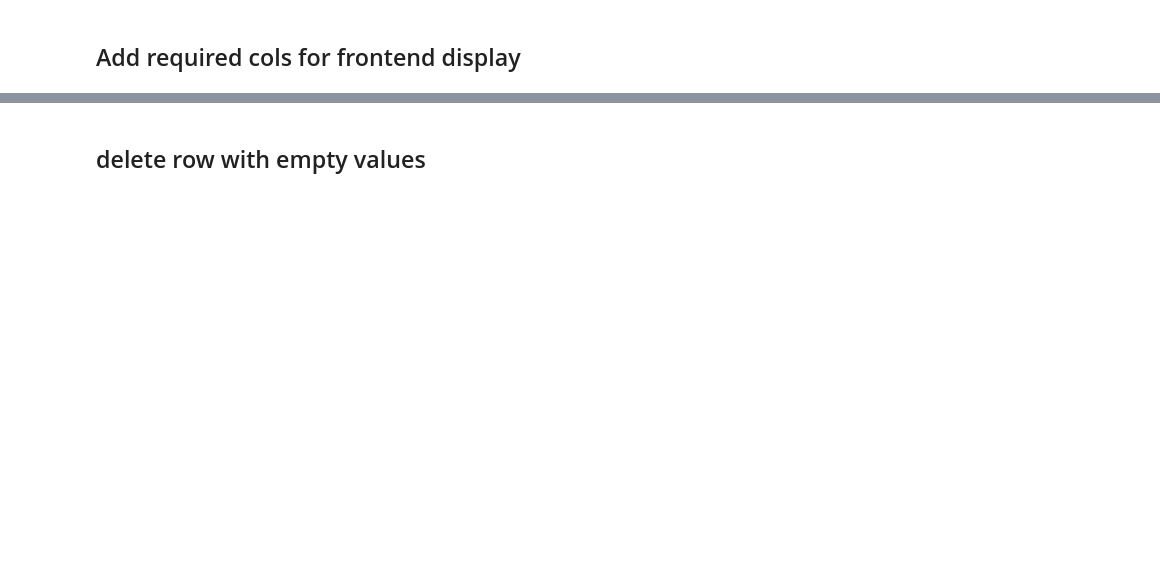
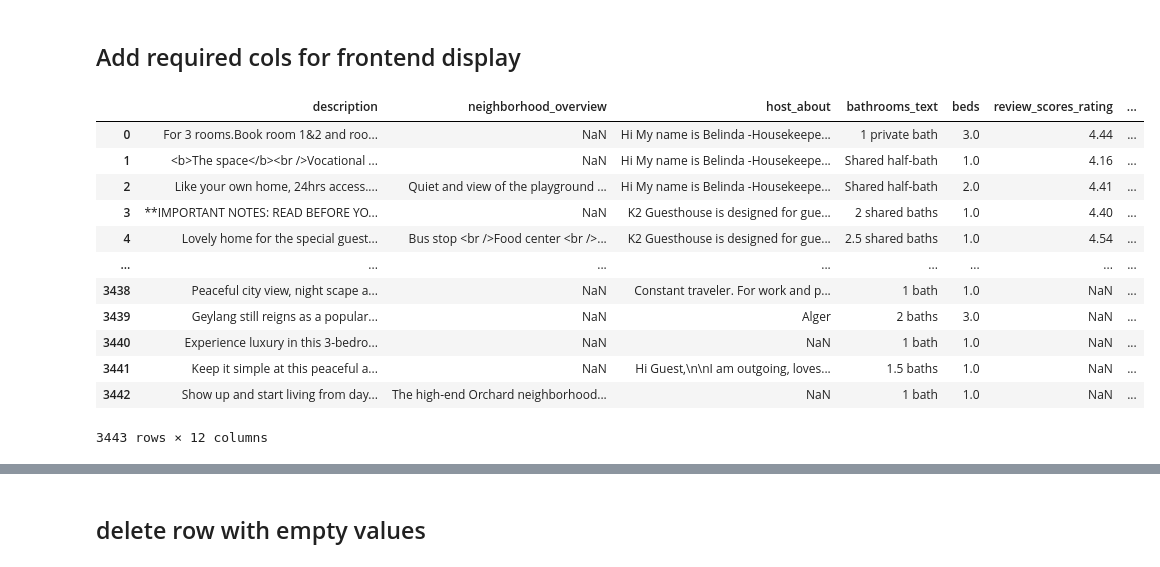
Before and after one commit to ownEyes/Rental-Recommendation-System-in-Singapore, a Jupyter notebook: notebooks/Dataset_preperation.ipynb, the cells around one changed output, grey strips where cells are left out. Drawn from its saved outputs; the diff is of its cells as text; code cells hidden in the pictures; blank space fills up the shorter version.

```diff
--- a/notebooks/Dataset_preperation.ipynb
+++ b/notebooks/Dataset_preperation.ipynb
@@ -5,6 +5,24 @@ import pandas as pd
 
 processed_data = pd.read_csv('./dataSource/processed_data_merged.csv')
 merged_data=pd.read_csv('./dataSource/data_merged(final+version).csv')
+# %%
+columns_with_nan = merged_data.columns[merged_data.isna().any()].tolist()
+# %%
+merged_data[columns_with_nan]
+# %% [output]
+|  | description | neighborhood_overview | host_about | bathrooms_text | beds | review_scores_rating | ... |
+| 0 | For 3 rooms.Book room 1&2 and roo... | NaN | Hi My name is Belinda -Housekeepe... | 1 private bath | 3.0 | 4.44 | ... |
+| 1 | <b>The space</b><br />Vocational ... | NaN | Hi My name is Belinda -Housekeepe... | Shared half-bath | 1.0 | 4.16 | ... |
+| 2 | Like your own home, 24hrs access.... | Quiet and view of the playground ... | Hi My name is Belinda -Housekeepe... | Shared half-bath | 2.0 | 4.41 | ... |
+| 3 | **IMPORTANT NOTES: READ BEFORE YO... | NaN | K2 Guesthouse is designed for gue... | 2 shared baths | 1.0 | 4.40 | ... |
+| 4 | Lovely home for the special guest... | Bus stop <br />Food center <br />... | K2 Guesthouse is designed for gue... | 2.5 shared baths | 1.0 | 4.54 | ... |
+| ... | ... | ... | ... | ... | ... | ... | ... |
+| 3438 | Peaceful city view, night scape a... | NaN | Constant traveler. For work and p... | 1 bath | 1.0 | NaN | ... |
+| 3439 | Geylang still reigns as a popular... | NaN | Alger | 2 baths | 3.0 | NaN | ... |
+| 3440 | Experience luxury in this 3-bedro... | NaN | NaN | 1 bath | 1.0 | NaN | ... |
+| 3441 | Keep it simple at this peaceful a... | NaN | Hi Guest,\n\nI am outgoing, loves... | 1.5 baths | 1.0 | NaN | ... |
+| 3442 | Show up and start living from day... | The high-end Orchard neighborhood... | NaN | 1 bath | 1.0 | NaN | ... |
+3443 rows × 12 columns
 # %%
 def nan_count(df):
     print("Shape before delete:", df.shape)
```
Also changed, not shown: parts of 10 cells of this notebook, 13 other files.
